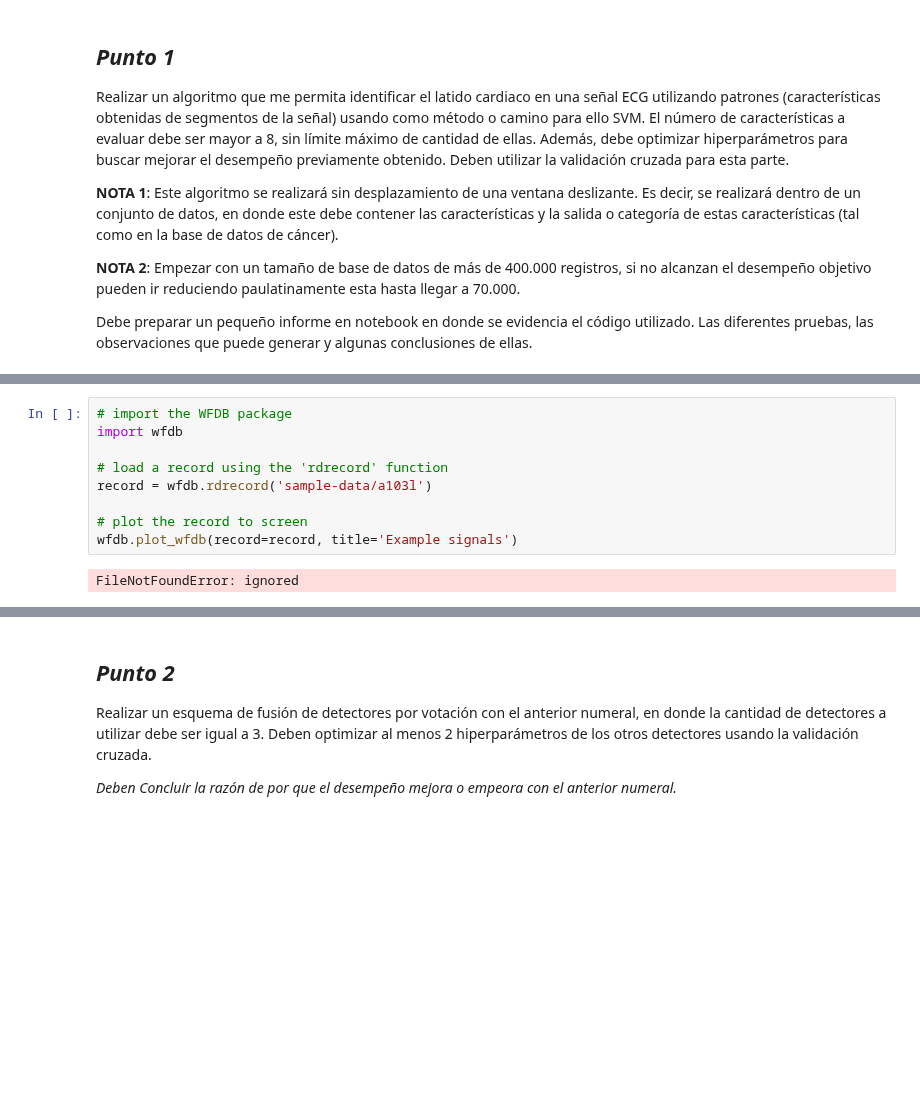
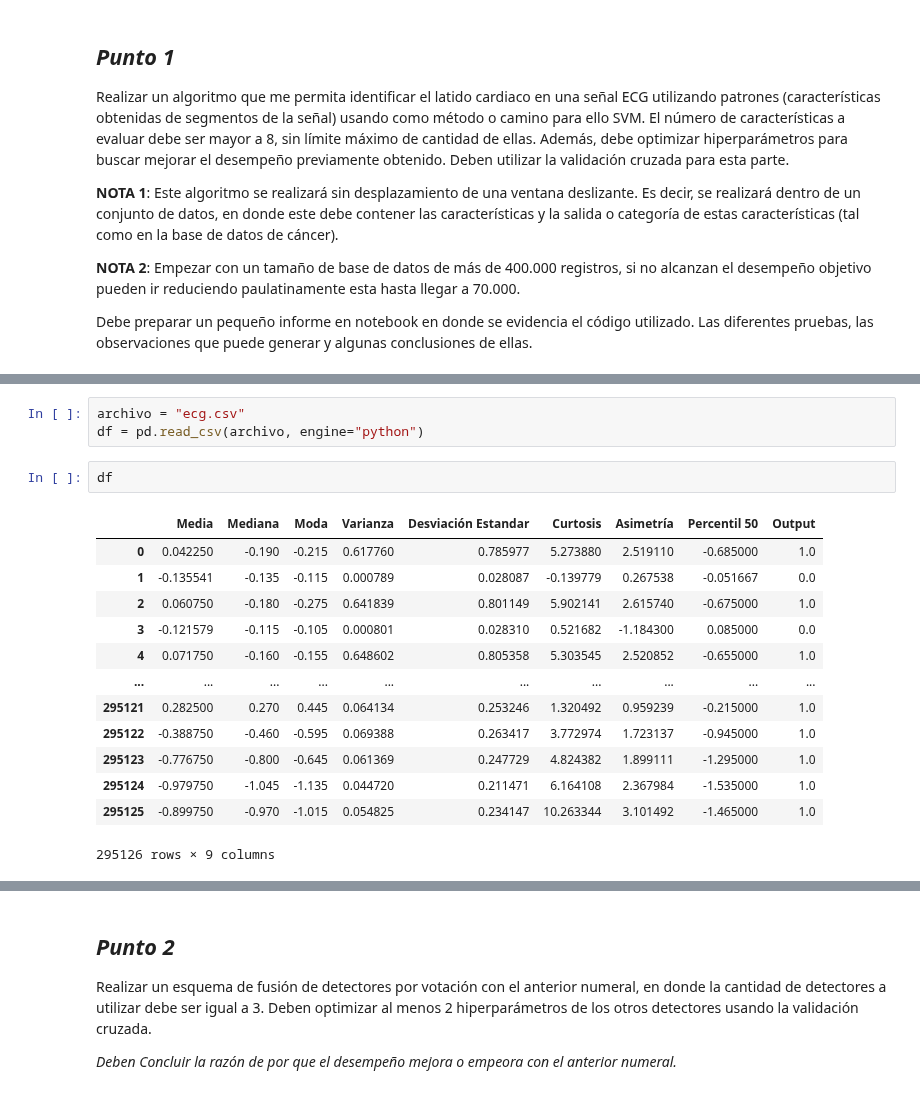
Before and after one commit to Armandosky/Analitica_Datos, a Jupyter notebook: ParcialAD.ipynb, the cells around one changed output, grey strips where cells are left out. Cells and saved outputs as stored; diff of their text form; blank space fills up the shorter version.

```diff
--- a/ParcialAD.ipynb
+++ b/ParcialAD.ipynb
@@ -72,11 +161,19 @@ Successfully installed wfdb-4.0.0
-# %%
-# import the WFDB package
-import wfdb
-
-# load a record using the 'rdrecord' function
-record = wfdb.rdrecord('sample-data/a103l')
-
-# plot the record to screen
-wfdb.plot_wfdb(record=record, title='Example signals')
-# %% [output]
-FileNotFoundError: ignored
+# %%
+archivo = "ecg.csv"
+df = pd.read_csv(archivo, engine="python")
+# %%
+df
+# %% [output]
+|  | Media | Mediana | Moda | Varianza | Desviación Estandar | Curtosis | Asimetría | Percentil 50 | Output |
+| 0 | 0.042250 | -0.190 | -0.215 | 0.617760 | 0.785977 | 5.273880 | 2.519110 | -0.685000 | 1.0 |
+| 1 | -0.135541 | -0.135 | -0.115 | 0.000789 | 0.028087 | -0.139779 | 0.267538 | -0.051667 | 0.0 |
+| 2 | 0.060750 | -0.180 | -0.275 | 0.641839 | 0.801149 | 5.902141 | 2.615740 | -0.675000 | 1.0 |
+| 3 | -0.121579 | -0.115 | -0.105 | 0.000801 | 0.028310 | 0.521682 | -1.184300 | 0.085000 | 0.0 |
+| 4 | 0.071750 | -0.160 | -0.155 | 0.648602 | 0.805358 | 5.303545 | 2.520852 | -0.655000 | 1.0 |
+| ... | ... | ... | ... | ... | ... | ... | ... | ... | ... |
+| 295121 | 0.282500 | 0.270 | 0.445 | 0.064134 | 0.253246 | 1.320492 | 0.959239 | -0.215000 | 1.0 |
+| 295122 | -0.388750 | -0.460 | -0.595 | 0.069388 | 0.263417 | 3.772974 | 1.723137 | -0.945000 | 1.0 |
+| 295123 | -0.776750 | -0.800 | -0.645 | 0.061369 | 0.247729 | 4.824382 | 1.899111 | -1.295000 | 1.0 |
+| 295124 | -0.979750 | -1.045 | -1.135 | 0.044720 | 0.211471 | 6.164108 | 2.367984 | -1.535000 | 1.0 |
+| 295125 | -0.899750 | -0.970 | -1.015 | 0.054825 | 0.234147 | 10.263344 | 3.101492 | -1.465000 | 1.0 |
+295126 rows × 9 columns
```
Also changed, not shown: parts of 22 cells of this notebook.
